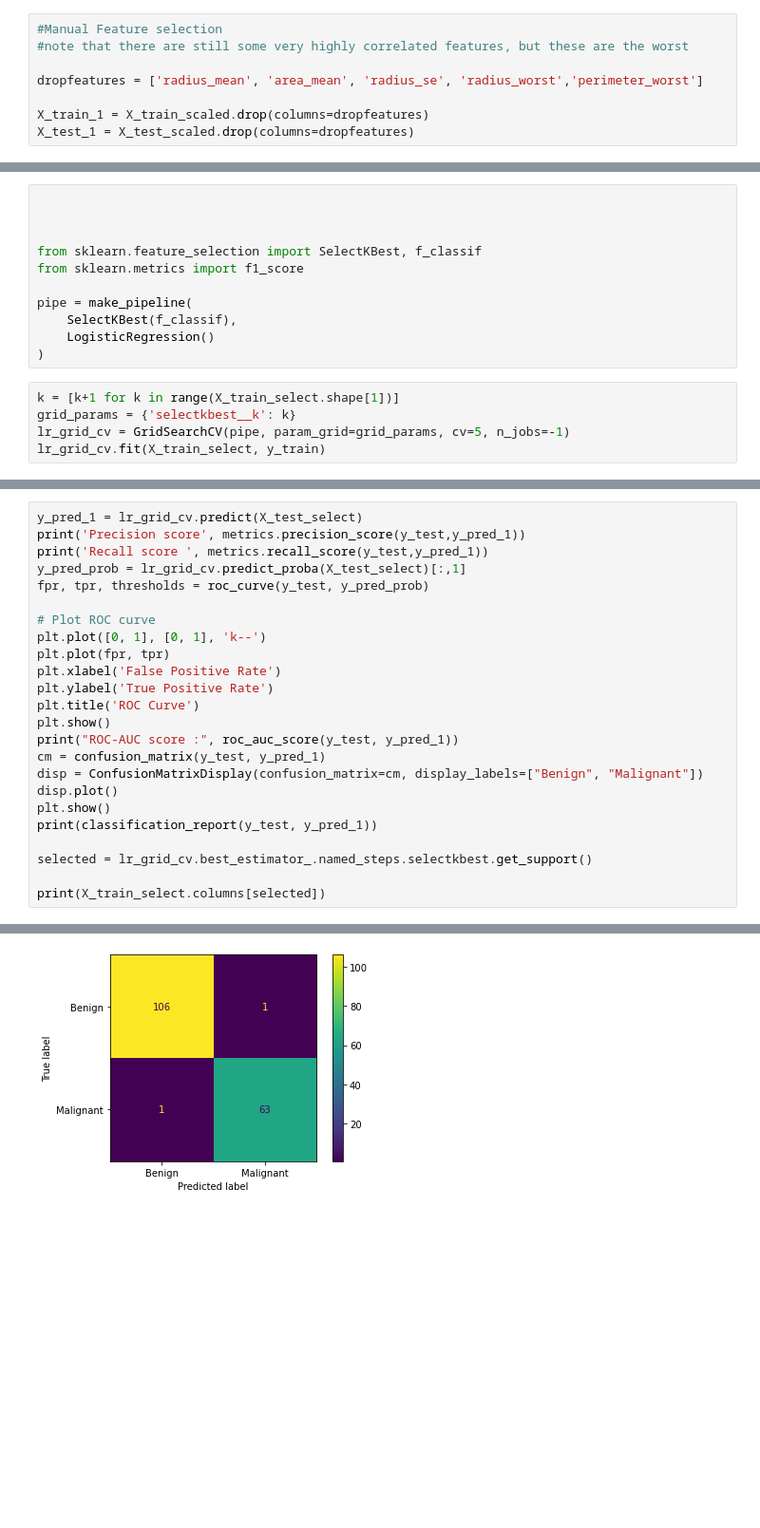
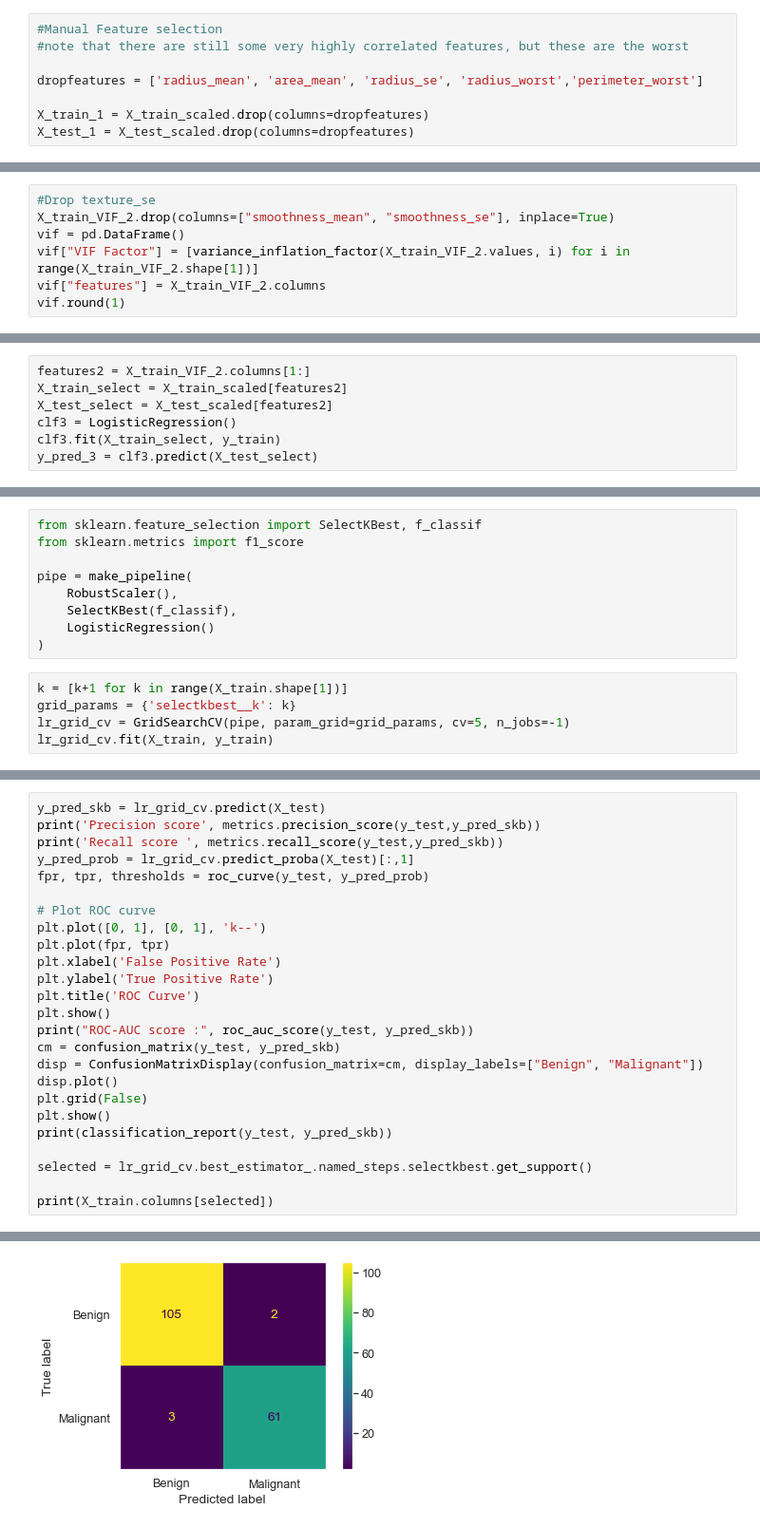
Before and after one commit to mssilve2/Capstone_2_Breast_Cancer, a Jupyter notebook: notebooks/Modeling.ipynb, the cells around one changed output, grey strips where cells are left out. Shown at 95% size. Drawn from its saved outputs; the diff is of its cells as text; blank space fills up the shorter version.

```diff
--- a/notebooks/Modeling.ipynb
+++ b/notebooks/Modeling.ipynb
@@ -673,0 +695,7 @@ plt.show()
+# %%
+#Drop texture_se
+X_train_VIF_2.drop(columns=["smoothness_mean", "smoothness_se"], inplace=True)
+vif = pd.DataFrame()
+vif["VIF Factor"] = [variance_inflation_factor(X_train_VIF_2.values, i) for i in range(X_train_VIF_2.shape[1])]
+vif["features"] = X_train_VIF_2.columns
+vif.round(1)
@@ -673,0 +732,7 @@ plt.show()
+# %%
+features2 = X_train_VIF_2.columns[1:]
+X_train_select = X_train_scaled[features2]
+X_test_select = X_test_scaled[features2]
+clf3 = LogisticRegression()
+clf3.fit(X_train_select, y_train)
+y_pred_3 = clf3.predict(X_test_select)
@@ -713,17 +858,15 @@ weighted avg       0.99      0.99      0.99       171
 # %%
-
-
-
 from sklearn.feature_selection import SelectKBest, f_classif
 from sklearn.metrics import f1_score
 
 pipe = make_pipeline(
+    RobustScaler(),
     SelectKBest(f_classif),
     LogisticRegression()
 )
 # %%
-k = [k+1 for k in range(X_train_select.shape[1])]
+k = [k+1 for k in range(X_train.shape[1])]
 grid_params = {'selectkbest__k': k}
 lr_grid_cv = GridSearchCV(pipe, param_grid=grid_params, cv=5, n_jobs=-1)
-lr_grid_cv.fit(X_train_select, y_train)
+lr_grid_cv.fit(X_train, y_train)
 # %% [output]
@@ -738,8 +885,8 @@ GridSearchCV(cv=5,
 # %%
-y_pred_1 = lr_grid_cv.predict(X_test_select)
-print('Precision score', metrics.precision_score(y_test,y_pred_1))
-print('Recall score ', metrics.recall_score(y_test,y_pred_1))
-y_pred_prob = lr_grid_cv.predict_proba(X_test_select)[:,1]
+y_pred_skb = lr_grid_cv.predict(X_test)
+print('Precision score', metrics.precision_score(y_test,y_pred_skb))
+print('Recall score ', metrics.recall_score(y_test,y_pred_skb))
+y_pred_prob = lr_grid_cv.predict_proba(X_test)[:,1]
 fpr, tpr, thresholds = roc_curve(y_test, y_pred_prob)
 
 # Plot ROC curve
@@ -749,14 +896,15 @@ plt.xlabel('False Positive Rate')
 plt.ylabel('True Positive Rate')
 plt.title('ROC Curve')
 plt.show()
-print("ROC-AUC score :", roc_auc_score(y_test, y_pred_1))
-cm = confusion_matrix(y_test, y_pred_1)
+print("ROC-AUC score :", roc_auc_score(y_test, y_pred_skb))
+cm = confusion_matrix(y_test, y_pred_skb)
 disp = ConfusionMatrixDisplay(confusion_matrix=cm, display_labels=["Benign", "Malignant"])
 disp.plot()
+plt.grid(False)
 plt.show()
-print(classification_report(y_test, y_pred_1))
+print(classification_report(y_test, y_pred_skb))
 
 selected = lr_grid_cv.best_estimator_.named_steps.selectkbest.get_support()
 
-print(X_train_select.columns[selected])
+print(X_train.columns[selected])
 # %% [output]
@@ -767,3 +915,3 @@ ROC-AUC score : 0.9875146028037384
-[figure, old version]
+[figure, new version]
               precision    recall  f1-score   support
 
```
Also changed, not shown: parts of 96 cells of this notebook.
